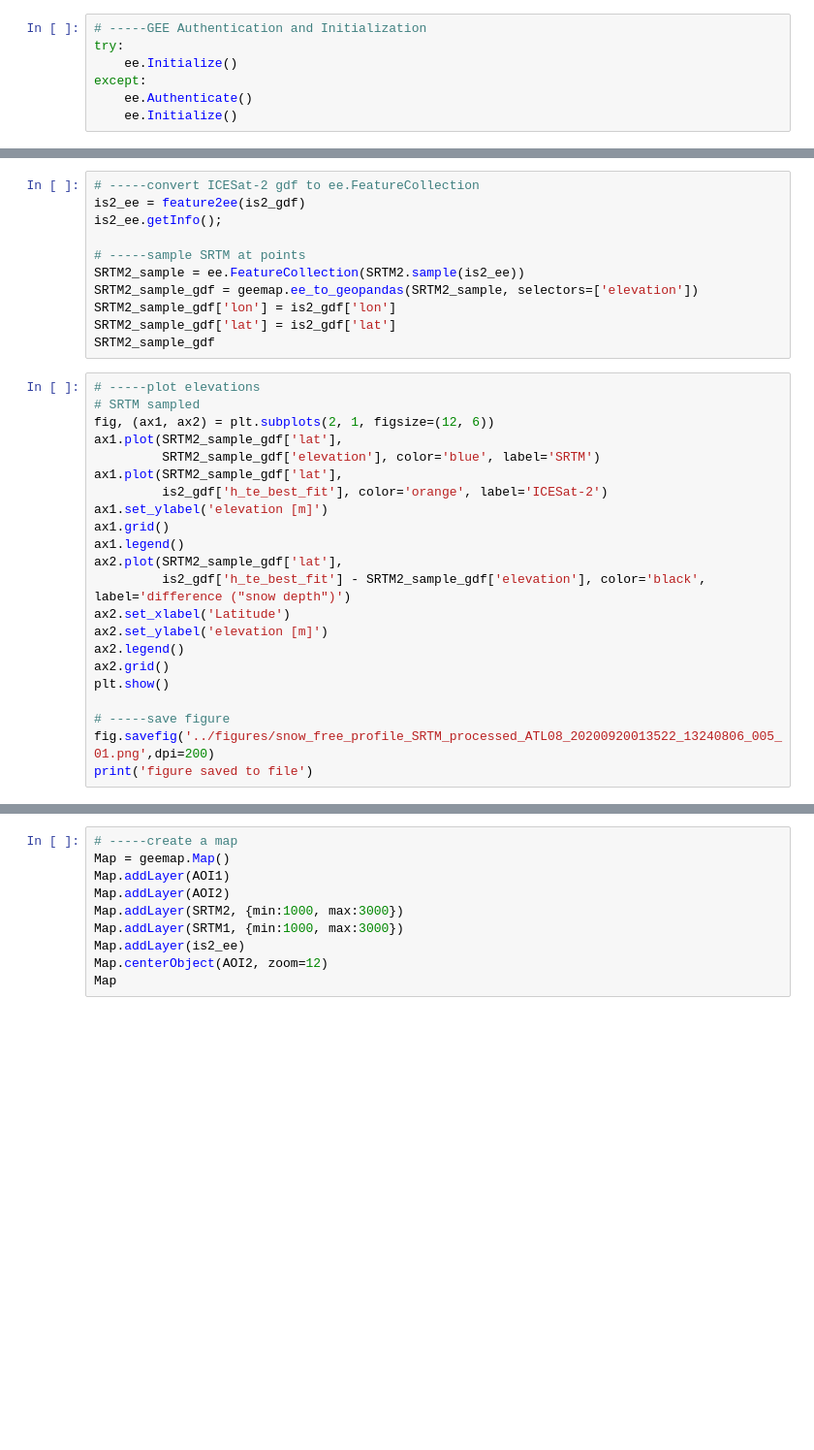
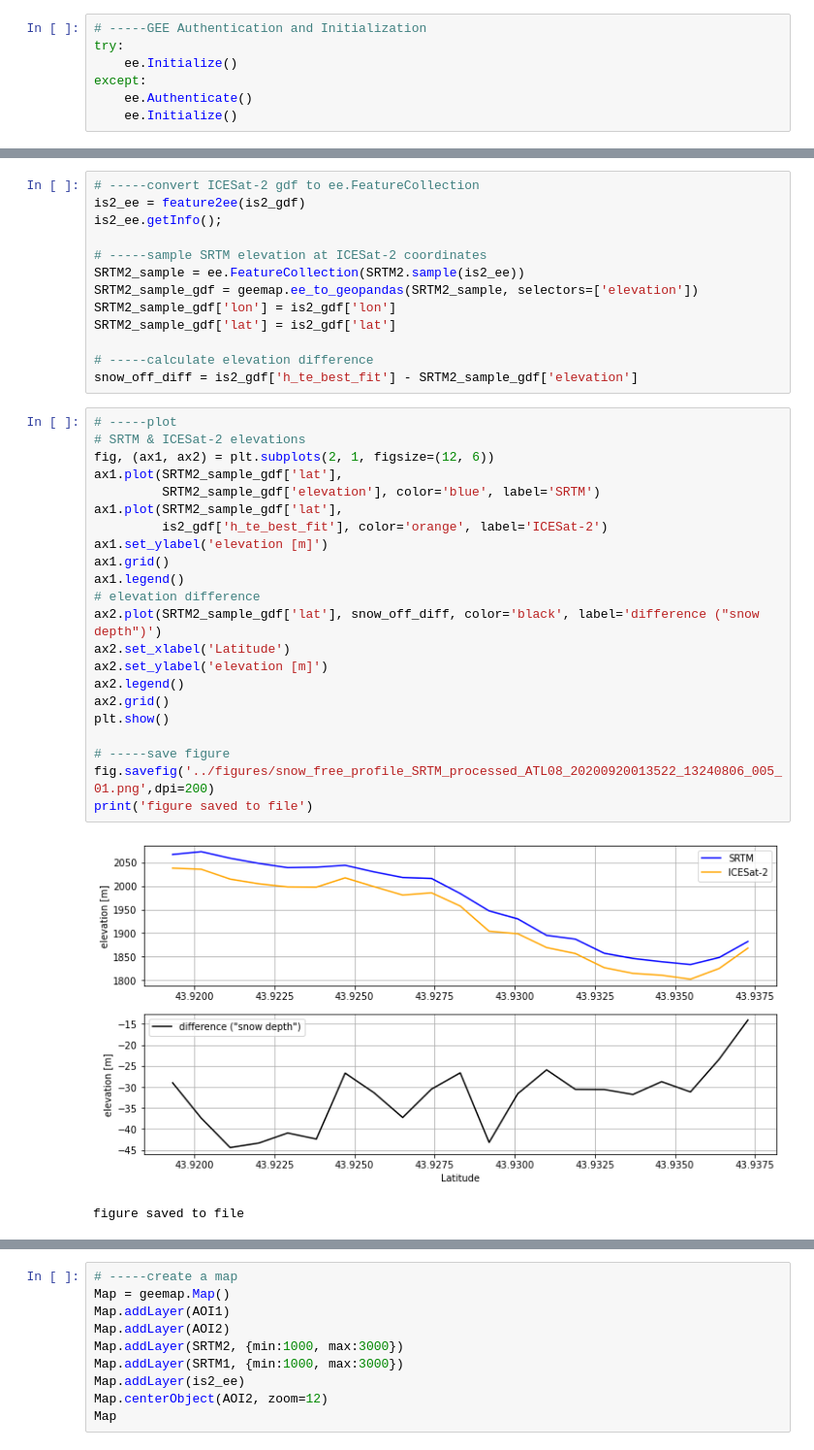
Before and after one commit to ICESAT-2HackWeek/2022-snow-dem-large, a Jupyter notebook: notebooks/SRTM_GEE.ipynb, the cells around one changed output, grey strips where cells are left out. Shown at 97% size. Drawn from its saved outputs; the diff is of its cells as text; blank space fills up the shorter version.

```diff
--- a/notebooks/SRTM_GEE.ipynb
+++ b/notebooks/SRTM_GEE.ipynb
@@ -145,31 +119,36 @@ def feature2ee(gdf):
 is2_ee = feature2ee(is2_gdf)
 is2_ee.getInfo();
 
-# -----sample SRTM at points
+# -----sample SRTM elevation at ICESat-2 coordinates
 SRTM2_sample = ee.FeatureCollection(SRTM2.sample(is2_ee))
 SRTM2_sample_gdf = geemap.ee_to_geopandas(SRTM2_sample, selectors=['elevation'])
 SRTM2_sample_gdf['lon'] = is2_gdf['lon']
 SRTM2_sample_gdf['lat'] = is2_gdf['lat']
-SRTM2_sample_gdf
+
+# -----calculate elevation difference
+snow_off_diff = is2_gdf['h_te_best_fit'] - SRTM2_sample_gdf['elevation']
 # %%
-# -----plot elevations
-# SRTM sampled
+# -----plot
+# SRTM & ICESat-2 elevations
 fig, (ax1, ax2) = plt.subplots(2, 1, figsize=(12, 6))
 ax1.plot(SRTM2_sample_gdf['lat'],
          SRTM2_sample_gdf['elevation'], color='blue', label='SRTM')
 ax1.plot(SRTM2_sample_gdf['lat'],
          is2_gdf['h_te_best_fit'], color='orange', label='ICESat-2')
 ax1.set_ylabel('elevation [m]')
 ax1.grid()
 ax1.legend()
-ax2.plot(SRTM2_sample_gdf['lat'],
-         is2_gdf['h_te_best_fit'] - SRTM2_sample_gdf['elevation'], color='black', label='difference ("snow depth")')
+# elevation difference
+ax2.plot(SRTM2_sample_gdf['lat'], snow_off_diff, color='black', label='difference ("snow depth")')
 ax2.set_xlabel('Latitude')
 ax2.set_ylabel('elevation [m]')
 ax2.legend()
 ax2.grid()
 plt.show()
 
 # -----save figure
 fig.savefig('../figures/snow_free_profile_SRTM_processed_ATL08_20200920013522_13240806_005_01.png',dpi=200)
 print('figure saved to file')
+# %% [output]
+[figure, added]
+figure saved to file
```
Also changed, not shown: parts of 9 cells of this notebook.
